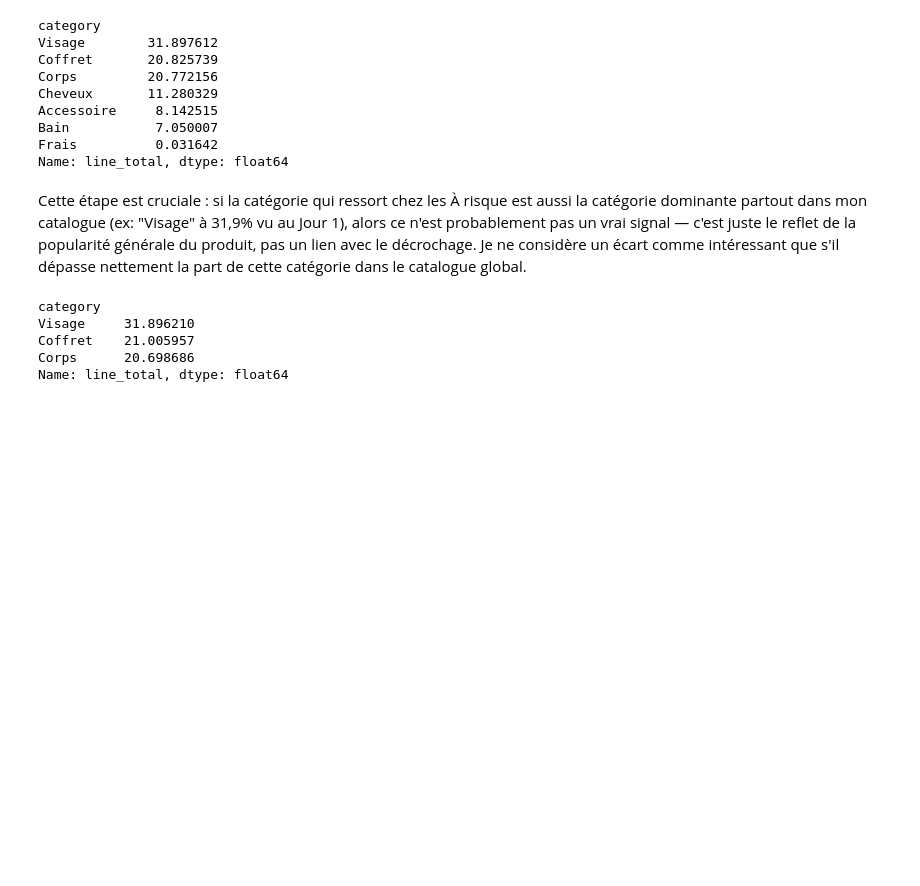
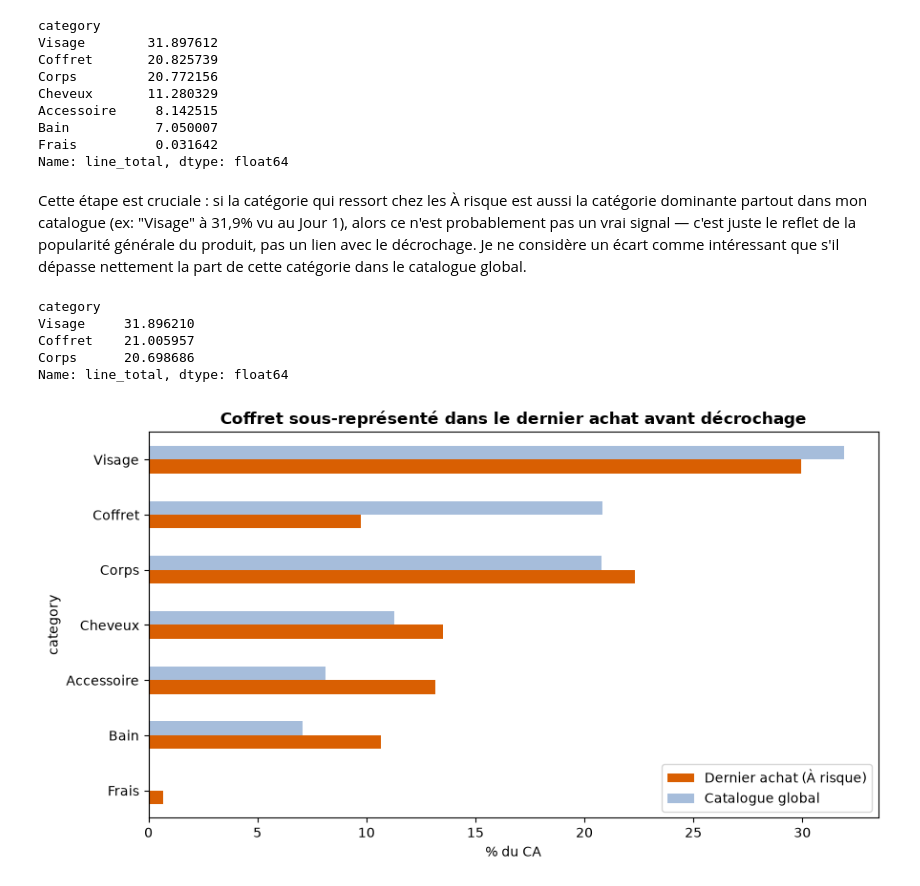
Before and after one commit to AnjaraAndriatseheno/Projet_CRM, a Jupyter notebook: TP2.ipynb, the cells around one changed output. Drawn from its saved outputs; the diff is of its cells as text; code cells hidden in the pictures; blank space fills up the shorter version.

```diff
--- a/TP2.ipynb
+++ b/TP2.ipynb
@@ -432,3 +435,16 @@ Visage     31.896210
 Coffret    21.005957
 Corps      20.698686
 Name: line_total, dtype: float64
+# %%
+fig, ax = plt.subplots(figsize=(9,5))
+compare_last = pd.DataFrame({
+    "Dernier achat (À risque)": last_category["category"].value_counts(normalize=True) * 100,
+    "Catalogue global": global_cat_pct
+}).sort_values("Catalogue global", ascending=True)
+compare_last.plot(kind="barh", ax=ax, color=["#d95f02", "#a6bddb"])
+ax.set_xlabel("% du CA")
+ax.set_title("Coffret sous-représenté dans le dernier achat avant décrochage", fontweight="bold")
+plt.tight_layout()
+plt.savefig("g2_categories.png", dpi=150)
+# %% [output]
+[figure, added]
```
Also changed, not shown: parts of 7 cells of this notebook, 1 other file.
